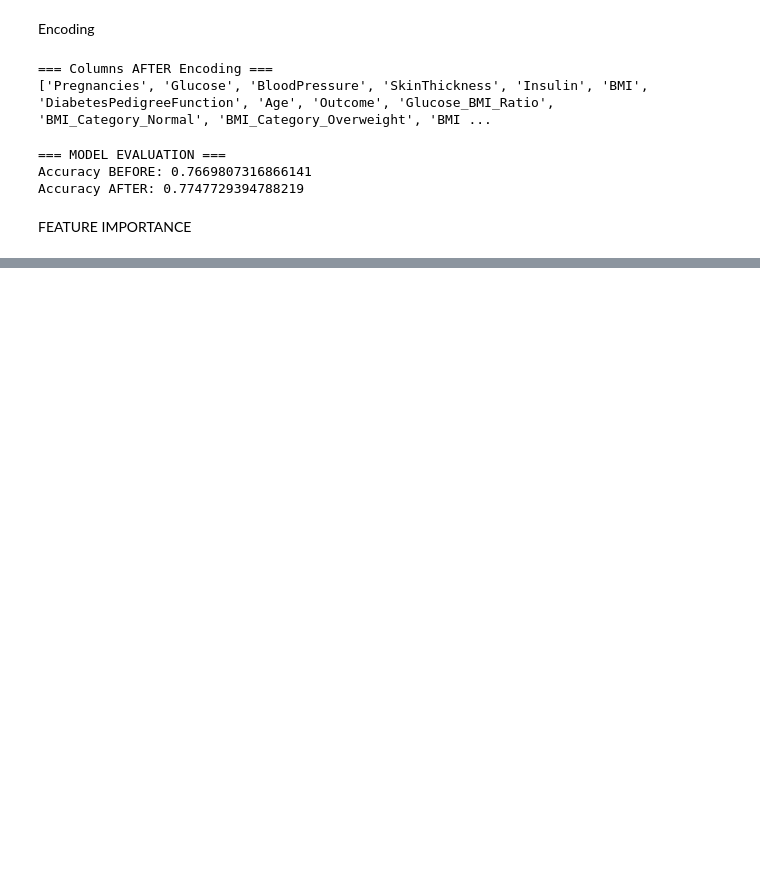
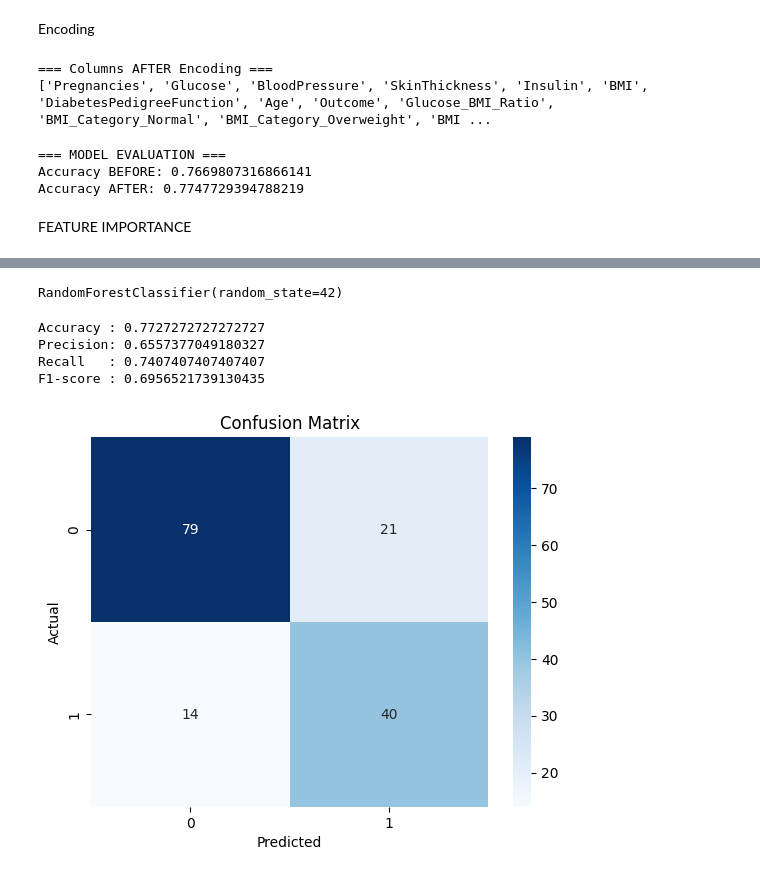
Before and after one commit to hongyen-oss/Diabetes-Prediction, a Jupyter notebook: Notebooks/project_analysis.ipynb, the cells around one changed output, grey strips where cells are left out. Cells and saved outputs as stored; diff of their text form; code cells hidden in the pictures; blank space fills up the shorter version.

```diff
--- a/Notebooks/project_analysis.ipynb
+++ b/Notebooks/project_analysis.ipynb
@@ -859,0 +719,61 @@ Mô hình hoạt động tốt nhất là [Random Forest].
+# %%
+# 1. Tạo lại X, y từ df cuối cùng (sau feature engineering)
+X = df.drop("Outcome", axis=1)
+y = df["Outcome"]
+
+# 2. Split dữ liệu (QUAN TRỌNG)
+from sklearn.model_selection import train_test_split
+
+X_train, X_test, y_train, y_test = train_test_split(
+    X, y,
+    test_size=0.2,
+    stratify=y,
+    random_state=42
+)
+
+# 3. SMOTE (chỉ trên train)
+from imblearn.over_sampling import SMOTE
+
+sm = SMOTE(random_state=42)
+X_train, y_train = sm.fit_resample(X_train, y_train)
+
+# 4. Scaling (nếu bạn đang dùng StandardScaler)
+from sklearn.preprocessing import StandardScaler
+
+scaler = StandardScaler()
+X_train = scaler.fit_transform(X_train)
+X_test = scaler.transform(X_test)
+
+# 5. Train lại model
+model.fit(X_train, y_train)
+# %% [output]
+RandomForestClassifier(random_state=42)
+# %%
+from sklearn.metrics import accuracy_score, precision_score, recall_score, f1_score
+
+y_pred = model.predict(X_test)
+
+print("Accuracy :", accuracy_score(y_test, y_pred))
+print("Precision:", precision_score(y_test, y_pred))
+print("Recall   :", recall_score(y_test, y_pred))
+print("F1-score :", f1_score(y_test, y_pred))
+# %% [output]
+Accuracy : 0.7727272727272727
+Precision: 0.6557377049180327
+Recall   : 0.7407407407407407
+F1-score : 0.6956521739130435
+# %%
+from sklearn.metrics import confusion_matrix
+import seaborn as sns
+import matplotlib.pyplot as plt
+
+cm = confusion_matrix(y_test, y_pred)
+
+plt.figure()
+sns.heatmap(cm, annot=True, fmt='d', cmap='Blues')
+plt.xlabel("Predicted")
+plt.ylabel("Actual")
+plt.title("Confusion Matrix")
+plt.show()
+# %% [output]
+[figure, added]
```
Also changed, not shown: parts of 20 cells of this notebook.
